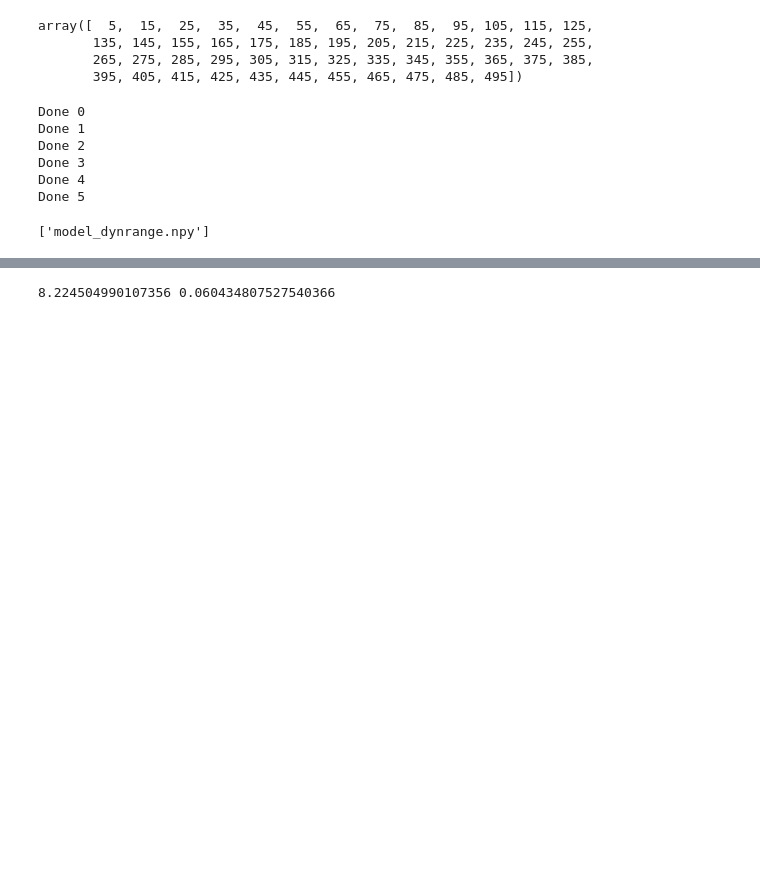
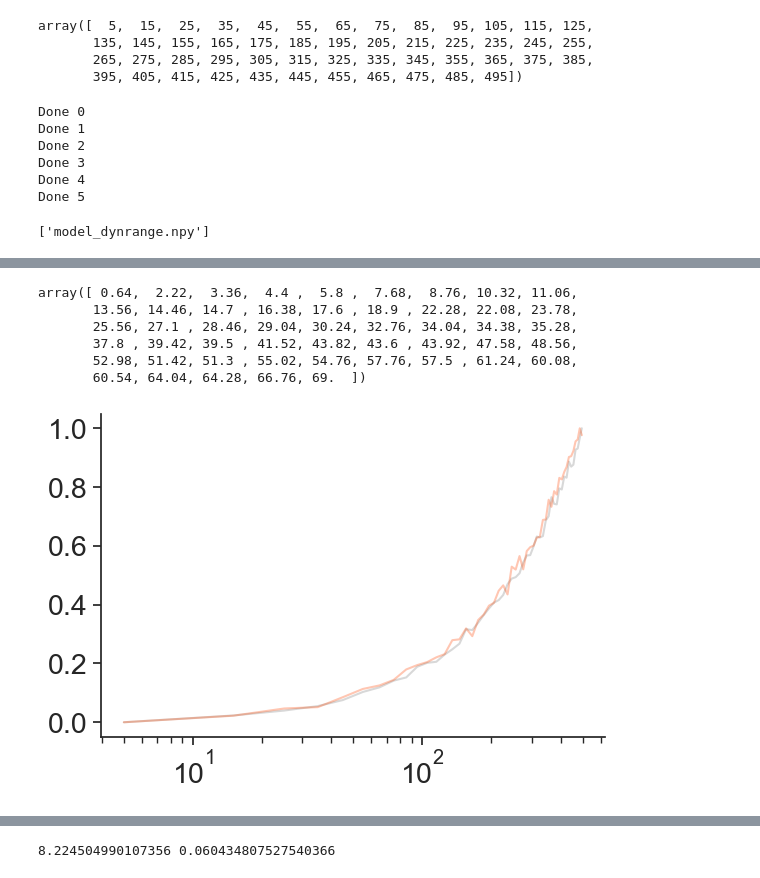
Before and after one commit to dafishcode/avalanche_model, a Jupyter notebook: Untitled.ipynb, the cells around one changed output, grey strips where cells are left out. Drawn from its saved outputs; the diff is of its cells as text; code cells hidden in the pictures; blank space fills up the shorter version.

```diff
--- a/Untitled.ipynb
+++ b/Untitled.ipynb
@@ -263,0 +362,50 @@ data_list
+# %%
+bln_all = np.zeros((50,50))
+sz_all = np.zeros((50,50))
+
+for i in range(50):
+
+    bln_all[i] = bln[i][1]
+    sz_all[i] = sz[i][1]
+# %%
+np.mean(bln_all, axis=0)
+# %% [output]
+array([ 0.64,  2.22,  3.36,  4.4 ,  5.8 ,  7.68,  8.76, 10.32, 11.06,
+       13.56, 14.46, 14.7 , 16.38, 17.6 , 18.9 , 22.28, 22.08, 23.78,
+       25.56, 27.1 , 28.46, 29.04, 30.24, 32.76, 34.04, 34.38, 35.28,
+       37.8 , 39.42, 39.5 , 41.52, 43.82, 43.6 , 43.92, 47.58, 48.56,
+       52.98, 51.42, 51.3 , 55.02, 54.76, 57.76, 57.5 , 61.24, 60.08,
+       60.54, 64.04, 64.28, 66.76, 69.  ])
+# %%
+#3
+from sklearn.linear_model import LinearRegression
+from matplotlib import cm
+
+#colors = cm.Spectral_r(np.linspace(0, 1, len(choose)))
+
+fig, axarr = plt.subplots(figsize = (6.5,4.2))
+
+
+data = np.mean(bln_all, axis=0)
+shift = data - np.min(data)
+yaxis = shift / np.max(shift)
+
+plt.plot(xaxis,yaxis, c='grey', alpha = 0.3)
+
+
+data = np.mean(sz_all, axis=0)
+shift = data - np.min(data)
+yaxis = shift / np.max(shift)
+plt.plot(xaxis,yaxis, c='orangered', alpha = 0.3)
+
+axarr.set_xscale('log')
+axarr.spines['top'].set_visible(False)
+axarr.spines['right'].set_visible(False)
+plt.yticks(size = 20.5)
+plt.xticks(size = 20.5, visible=True)
+plt.tick_params(axis = "x", which = "both", bottom = True)
+plt.tick_params(axis = "y", which = "both", left = True)
+#plt.savefig(Ffig + 'dynrange_comp.svg', transparent = True)
+plt.show()
+# %% [output]
+[figure, added]
```
Also changed, not shown: parts of 36 cells of this notebook, 8 other files.
